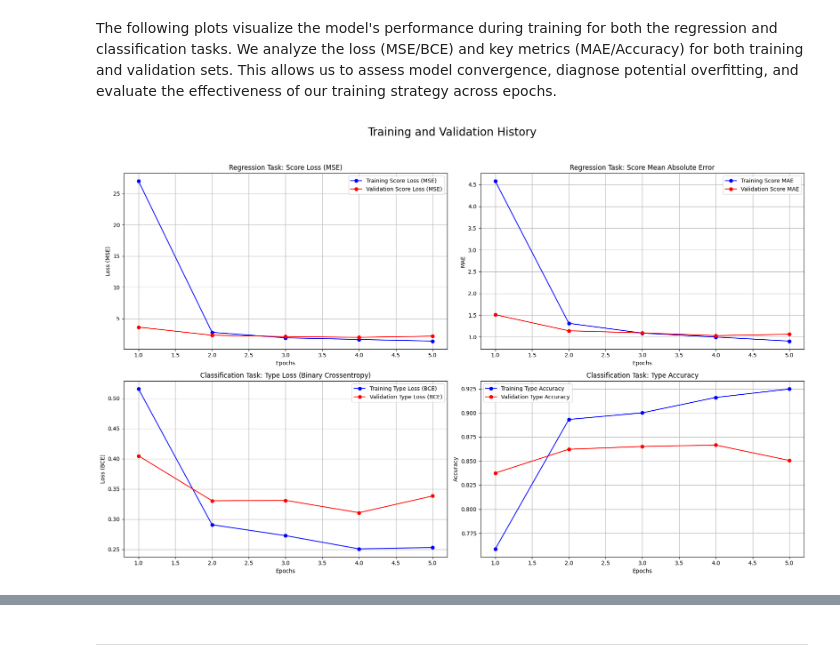
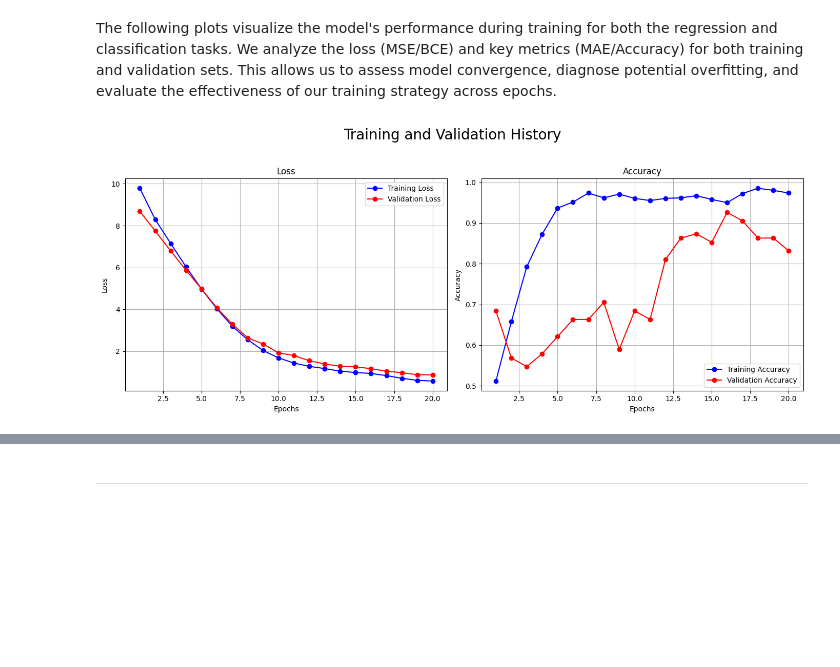
Before and after one commit to Pablo-Rimoldi/DeepLearningExam_LIME, a Jupyter notebook: rimoldi.ipynb, the cells around one changed output, grey strips where cells are left out. Drawn from its saved outputs; the diff is of its cells as text; code cells hidden in the pictures; blank space fills up the shorter version.

```diff
--- a/rimoldi.ipynb
+++ b/rimoldi.ipynb
@@ -652,14 +674,14 @@ This formula was chosen for two reasons: 1) The geometric mean (using the square
 # %% [markdown]
 The following configuration was identified as a well performing candidate during more extensive, offline experiments. For reproducibility within this notebook, we will use this specific configuration for final training and evaluation
 # %%
-best_learning_rate = 0.01
-best_batch_size = 128
-best_epochs = 5
-best_dropout_rate = 0.1
+best_learning_rate = 0.005
+best_batch_size = 64
+best_epochs = 20
+best_dropout_rate = 0.4
 best_weight_reg = keras.regularizers.l2(1e-2)
-best_embedding_dim = 64
-best_lstm_units = 32
+best_ad_embedding_dim = 16
+best_ad_lstm_units = 16
+best_country_embedding_dim = 16
+best_city_embedding_dim = 4
 best_optimizer = 'adam'
-best_hidden_layer_sizes = [64, 32]
-best_loss_weight_score = 5
-best_loss_weight_type = 0.1
+best_hidden_layer_sizes = [256, 128, 64, 32]
@@ -719,58 +761,41 @@ The following plots visualize the model's performance during training for both t
 # %%
 import matplotlib.pyplot as plt
 
 def plot_training_history(history):
+    # For a standard MLP with a single output and single loss/accuracy
+    train_loss = history.history.get('loss', [])
+    val_loss = history.history.get('val_loss', [])
+    train_acc = history.history.get('accuracy', [])
+    val_acc = history.history.get('val_accuracy', [])
 
-    score_loss = 'review_score_loss'
-    val_score_loss = 'val_review_score_loss'
-    score_mae = 'review_score_mae'
-    val_score_mae = 'val_review_score_mae'
+    epochs = range(1, len(train_loss) + 1)
 
-    type_loss = 'review_type_loss'
-    val_type_loss = 'val_review_type_loss'
-    type_acc = 'review_type_accuracy'
-    val_type_acc = 'val_review_type_accuracy'
-
-    epochs = range(1, len(history.history[score_loss]) + 1)
-
-    fig, axs = plt.subplots(2, 2, figsize=(18, 12))
+    fig, axs = plt.subplots(1, 2, figsize=(14, 6))
     fig.suptitle('Training and Validation History', fontsize=20)
 
-    axs[0, 0].plot(epochs, history.history[score_loss], 'bo-', label='Training Score Loss (MSE)')
-    axs[0, 0].plot(epochs, history.history[val_score_loss], 'ro-', label='Validation Score Loss (MSE)')
-    axs[0, 0].set_title('Regression Task: Score Loss (MSE)')
-    axs[0, 0].set_xlabel('Epochs')
-    axs[0, 0].set_ylabel('Loss (MSE)')
-    axs[0, 0].legend()
-    axs[0, 0].grid(True)
+    # Plot Loss
+    axs[0].plot(epochs, train_loss, 'bo-', label='Training Loss')
+    axs[0].plot(epochs, val_loss, 'ro-', label='Validation Loss')
+    axs[0].set_title('Loss')
+    axs[0].set_xlabel('Epochs')
+    axs[0].set_ylabel('Loss')
+    axs[0].legend()
+    axs[0].grid(True)
 
-    axs[0, 1].plot(epochs, history.history[score_mae], 'bo-', label='Training Score MAE')
-    axs[0, 1].plot(epochs, history.history[val_score_mae], 'ro-', label='Validation Score MAE')
-    axs[0, 1].set_title('Regression Task: Score Mean Absolute Error')
-    axs[0, 1].set_xlabel('Epochs')
-    axs[0, 1].set_ylabel('MAE')
-    axs[0, 1].legend()
-    axs[0, 1].grid(True)
-
-    axs[1, 0].plot(epochs, history.history[type_loss], 'bo-', label='Training Type Loss (BCE)')
-    axs[1, 0].plot(epochs, history.history[val_type_loss], 'ro-', label='Validation Type Loss (BCE)')
-    axs[1, 0].set_title('Classification Task: Type Loss (Binary Crossentropy)')
-    axs[1, 0].set_xlabel('Epochs')
-    axs[1, 0].set_ylabel('Loss (BCE)')
-    axs[1, 0].legend()
-    axs[1, 0].grid(True)
-
-    axs[1, 1].plot(epochs, history.history[type_acc], 'bo-', label='Training Type Accuracy')
-    axs[1, 1].plot(epochs, history.history[val_type_acc], 'ro-', label='Validation Type Accuracy')
-    axs[1, 1].set_title('Classification Task: Type Accuracy')
-    axs[1, 1].set_xlabel('Epochs')
-    axs[1, 1].set_ylabel('Accuracy')
-    axs[1, 1].legend()
-    axs[1, 1].grid(True)
+    if train_acc and val_acc:
+        axs[1].plot(epochs, train_acc, 'bo-', label='Training Accuracy')
+        axs[1].plot(epochs, val_acc, 'ro-', label='Validation Accuracy')
+        axs[1].set_title('Accuracy')
+        axs[1].set_xlabel('Epochs')
+        axs[1].set_ylabel('Accuracy')
+        axs[1].legend()
+        axs[1].grid(True)
+    else:
+        axs[1].set_visible(False)
 
     plt.tight_layout(rect=[0, 0.03, 1, 0.95])
     plt.show()
 
 plot_training_history(history)
 # %% [output]
-[figure, old version]
+[figure, new version]
```
Also changed, not shown: parts of 47 cells of this notebook, 2 other files.
